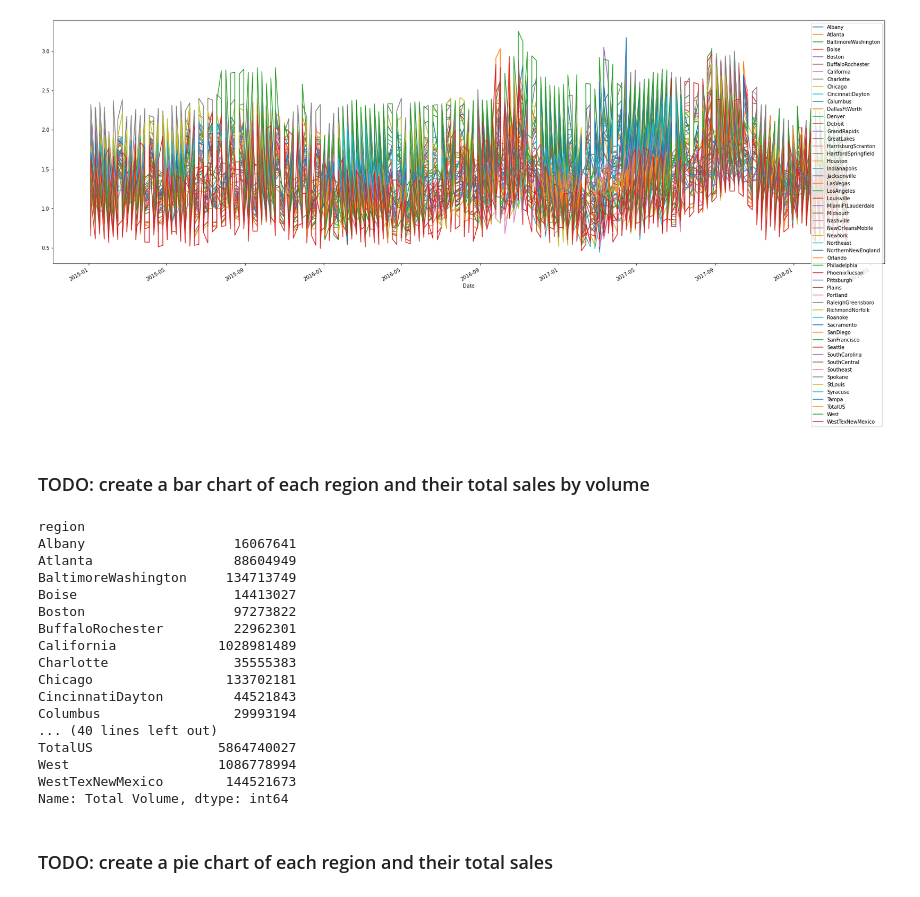
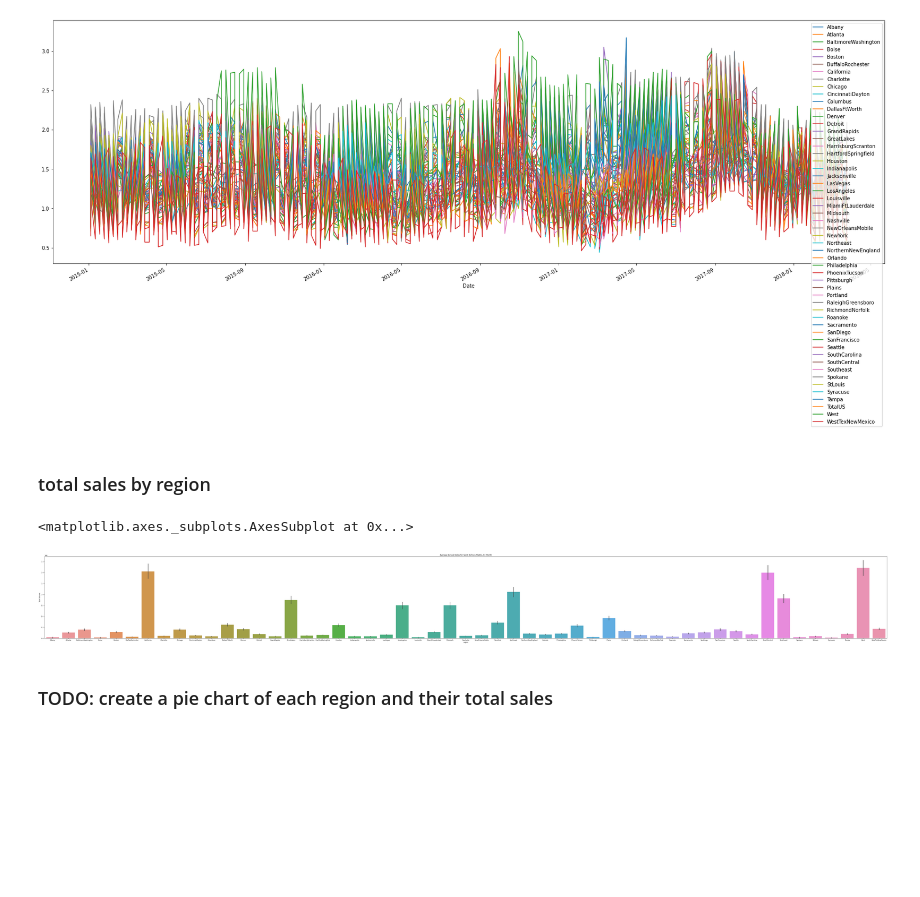
Before and after one commit to ruthrootz/avocado-data-science, a Jupyter notebook: avocado.ipynb, the cells around one changed output. Drawn from its saved outputs; the diff is of its cells as text; code cells hidden in the pictures; blank space fills up the shorter version.

Commit message:
bar chart of total sales by region

```diff
--- a/avocado.ipynb
+++ b/avocado.ipynb
@@ -61,28 +61,18 @@ sns.lineplot(data=prices.AveragePrice)
 region_data = prices.groupby(['region']).AveragePrice.plot(legend = True, figsize = (30, 10))
 # %% [output]
 [figure]
-# %% [markdown]
-### TODO: create a bar chart of each region and their total sales by volume
-# %%
-total_sales = prices.groupby(['region'])['Total Volume'].apply(lambda x : x.astype(int).sum())
-total_sales
-# %% [output]
-region
-Albany                   16067641
-Atlanta                  88604949
-BaltimoreWashington     134713749
-Boise                    14413027
-Boston                   97273822
-BuffaloRochester         22962301
-California             1028981489
-Charlotte                35555383
-Chicago                 133702181
-CincinnatiDayton         44521843
-Columbus                 29993194
-... (40 lines left out)
-TotalUS                5864740027
-West                   1086778994
-WestTexNewMexico        144521673
-Name: Total Volume, dtype: int64
+# %% [markdown]
+### total sales by region
+# %%
+# total_sales_by_region = prices[prices.region != 'TotalUS'].groupby(['region'])['Total Volume'].apply(lambda x : x.astype(int).sum())
+# total_sales
+
+filtered_regions = prices[prices.region != 'TotalUS']
+plt.figure(figsize=(100, 10))
+plt.title("Average Arrival Delay for Spirit Airlines Flights, by Month")
+sns.barplot(x = filtered_regions.region, y = filtered_regions['Total Volume'])
+# %% [output]
+<matplotlib.axes._subplots.AxesSubplot at 0x...>
+[figure, added]
 # %% [markdown]
 ### TODO: create a pie chart of each region and their total sales
```
